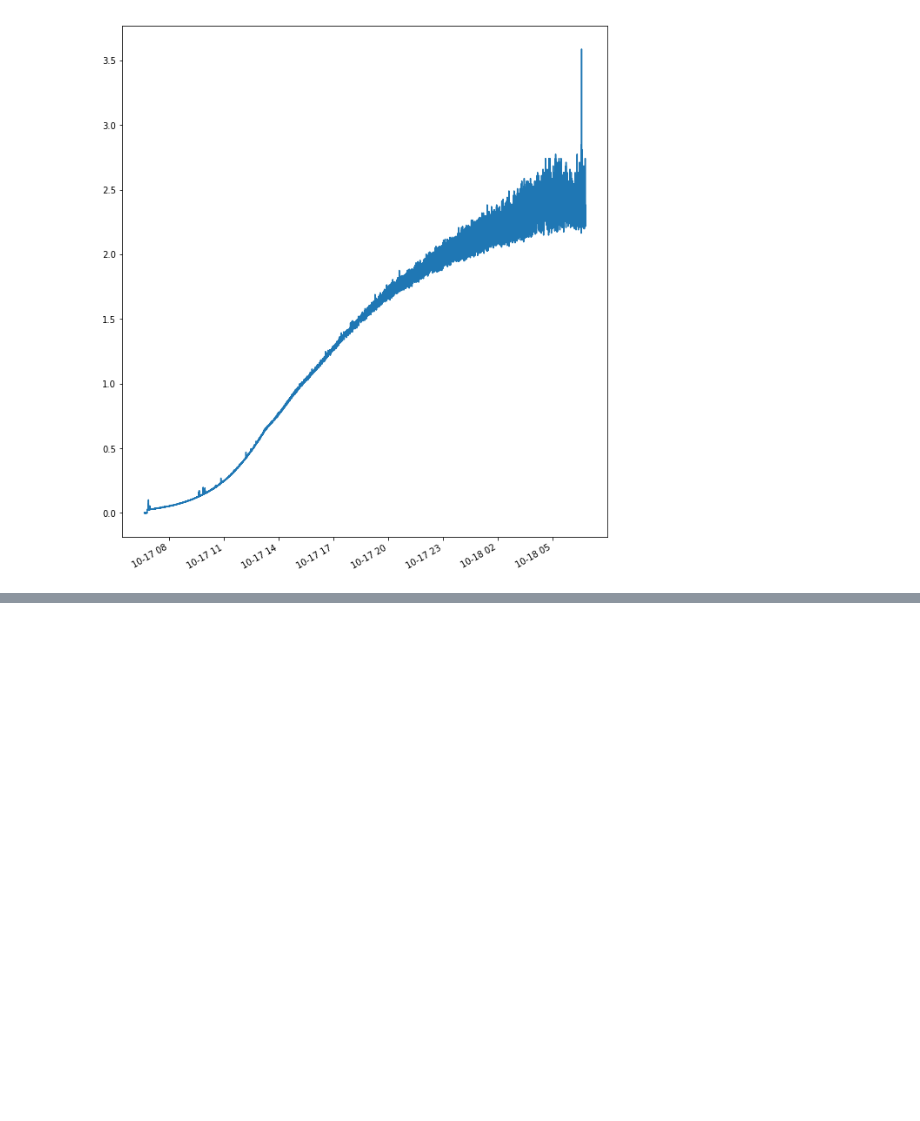
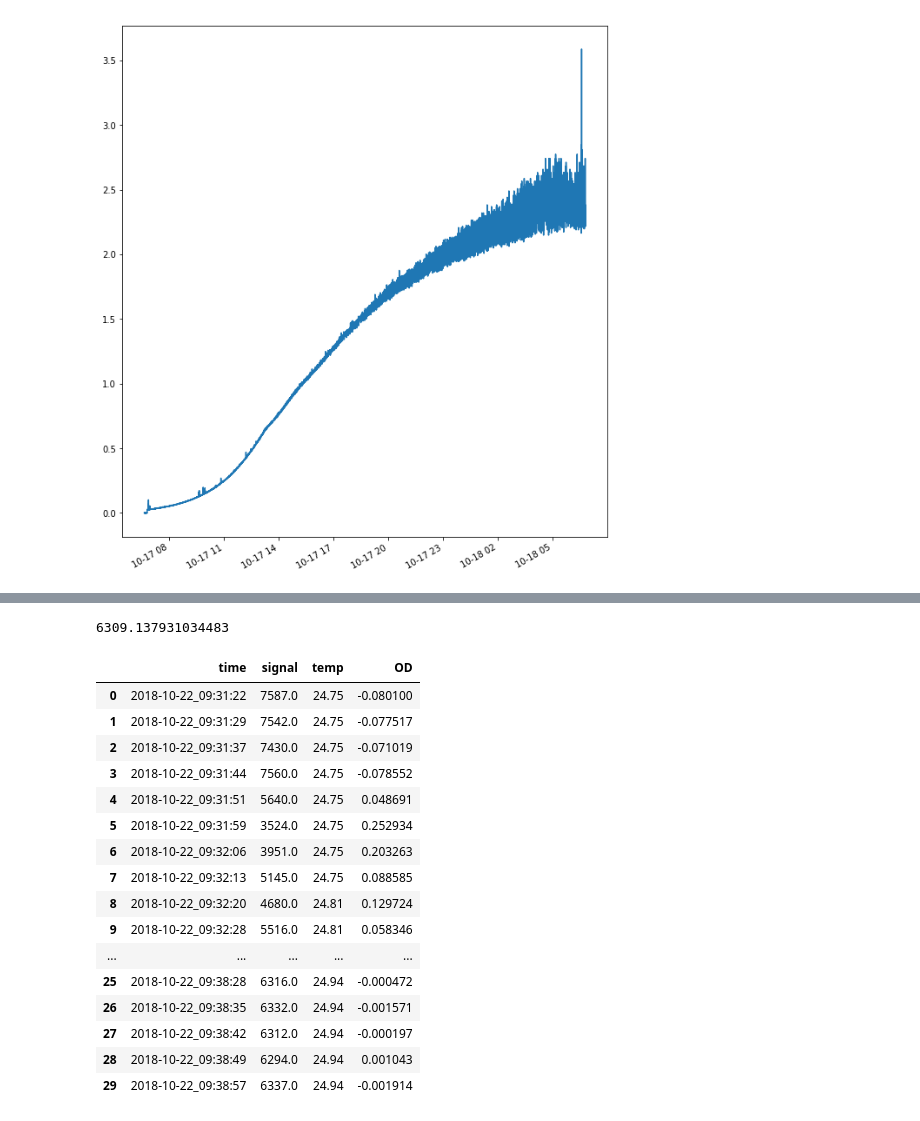
Before and after one commit to Biomaker/2018-opensourcebioreactor, a Jupyter notebook: photometer/photometer_data.ipynb, the cells around one changed output, grey strips where cells are left out. Saved outputs shown, nothing was run; the diff lists cells and outputs as text; code cells hidden in the pictures; blank space fills up the shorter version.

```diff
--- a/photometer/photometer_data.ipynb
+++ b/photometer/photometer_data.ipynb
@@ -155,0 +178,28 @@ plt.show()
+# %%
+ref4=np.mean(data4["signal"][17:46])
+
+ref4
+# %% [output]
+6309.137931034483
+# %%
+data4["OD"]=-np.log10(data4["signal"]/ref4)
+
+data4[0:30]
+# %% [output]
+|  | time | signal | temp | OD |
+| 0 | 2018-10-22_09:31:22 | 7587.0 | 24.75 | -0.080100 |
+| 1 | 2018-10-22_09:31:29 | 7542.0 | 24.75 | -0.077517 |
+| 2 | 2018-10-22_09:31:37 | 7430.0 | 24.75 | -0.071019 |
+| 3 | 2018-10-22_09:31:44 | 7560.0 | 24.75 | -0.078552 |
+| 4 | 2018-10-22_09:31:51 | 5640.0 | 24.75 | 0.048691 |
+| 5 | 2018-10-22_09:31:59 | 3524.0 | 24.75 | 0.252934 |
+| 6 | 2018-10-22_09:32:06 | 3951.0 | 24.75 | 0.203263 |
+| 7 | 2018-10-22_09:32:13 | 5145.0 | 24.75 | 0.088585 |
+| 8 | 2018-10-22_09:32:20 | 4680.0 | 24.81 | 0.129724 |
+| 9 | 2018-10-22_09:32:28 | 5516.0 | 24.81 | 0.058346 |
+| ... | ... | ... | ... | ... |
+| 25 | 2018-10-22_09:38:28 | 6316.0 | 24.94 | -0.000472 |
+| 26 | 2018-10-22_09:38:35 | 6332.0 | 24.94 | -0.001571 |
+| 27 | 2018-10-22_09:38:42 | 6312.0 | 24.94 | -0.000197 |
+| 28 | 2018-10-22_09:38:49 | 6294.0 | 24.94 | 0.001043 |
+| 29 | 2018-10-22_09:38:57 | 6337.0 | 24.94 | -0.001914 |
```
Also changed, not shown: parts of 4 cells of this notebook, 1 other file.
